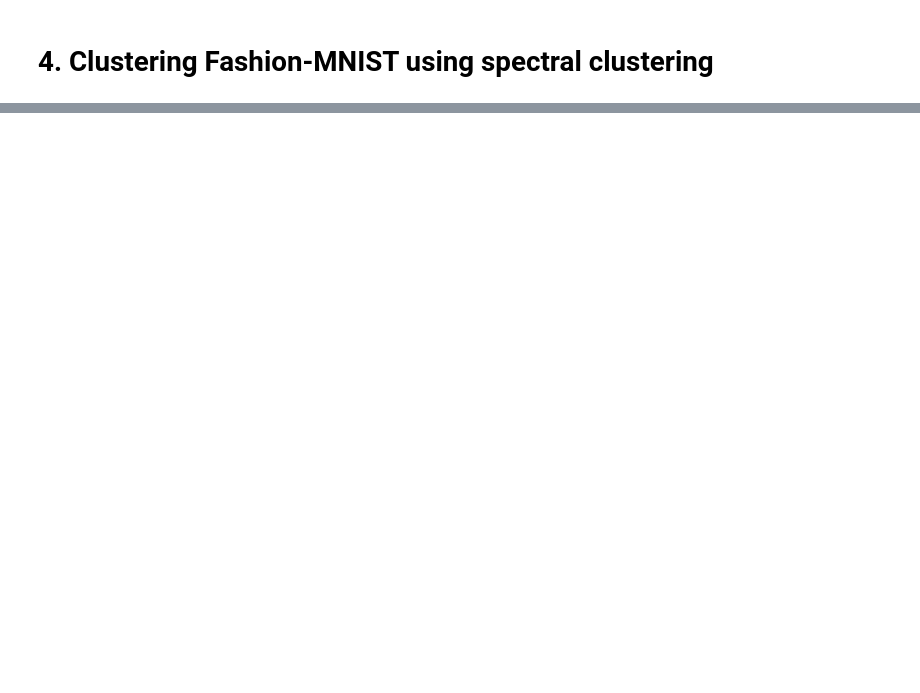
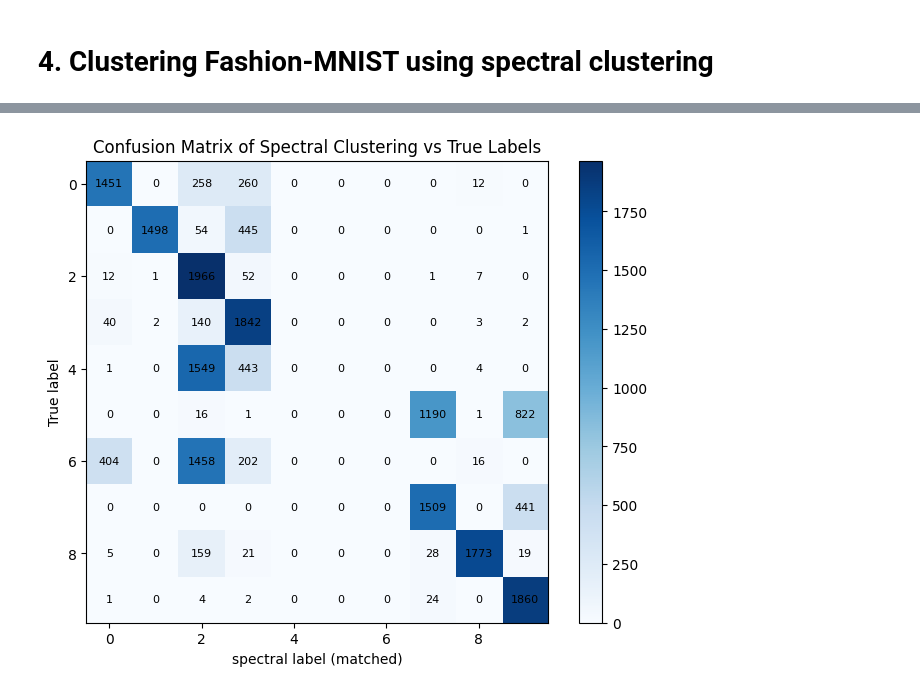
Before and after one commit to chanc3-m/project-2, a Jupyter notebook: project2.ipynb, the cells around one changed output, grey strips where cells are left out. Drawn from its saved outputs; the diff is of its cells as text; code cells hidden in the pictures; blank space fills up the shorter version.

```diff
--- a/project2.ipynb
+++ b/project2.ipynb
@@ -176,4 +175,6 @@ plt.show()
 # %%
+from sklearn.metrics import confusion_matrix
+
 k_labels = kmeans.labels_  # your k-means predictions
 k_labels_matched = np.empty_like(k_labels)
 
@@ -183,9 +184,13 @@ for k in np.unique(k_labels):
     k_labels_matched[k_labels == k] = np.unique(y)[np.argmax(match_nums)]
 
 # Confusion matrix
-cm = confusion_matrix(y_true, k_labels_matched)
+cm = confusion_matrix(y, k_labels_matched)
 
 # Plot the confusion matrix
+# Has a problem where multiple assigned clusters have a majority of entries for the same true cluster.
+# i.e. kmeans cluster 2 has mostly entries with true value 9 and kmeans cluster 3 has mostly entries with value 9.
+# Thus, both are assigned true cluster 9 and one is left blank.
+# This highlights the fault of this simplistic method, but still gives us a decent look into its effectiveness.
 plt.figure(figsize=(8,6))
 plt.imshow(cm, interpolation='none', cmap='Blues')
 for (i, j), z in np.ndenumerate(cm):
@@ -293,0 +333,25 @@ plt.show()
+# %%
+from sklearn.metrics import confusion_matrix
+
+labels_matched = np.empty_like(y_pred)
+
+# For each cluster, assign it to the true label that is most frequent in that cluster
+for k in np.unique(y_pred):
+    match_nums = [np.sum((y_pred == k)*(y == t)) for t in np.unique(y)]
+    labels_matched[y_pred == k] = np.unique(y)[np.argmax(match_nums)]
+
+# Confusion matrix
+cm = confusion_matrix(y, labels_matched)
+
+# Plot the confusion matrix
+plt.figure(figsize=(8,6))
+plt.imshow(cm, interpolation='none', cmap='Blues')
+for (i, j), z in np.ndenumerate(cm):
+    plt.text(j, i, z, ha='center', va='center', fontsize=8)
+plt.xlabel("spectral label (matched)")
+plt.ylabel("True label")
+plt.title("Confusion Matrix of Spectral Clustering vs True Labels")
+plt.colorbar()
+plt.show()
+# %% [output]
+[figure, added]
```
Also changed, not shown: parts of 5 cells of this notebook.
